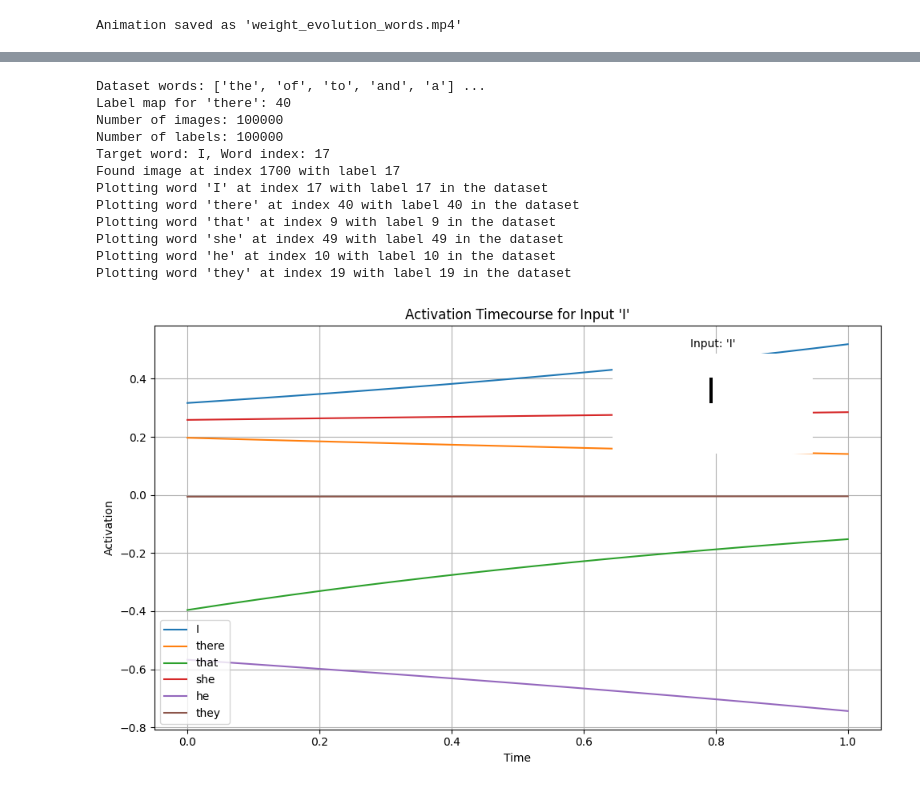
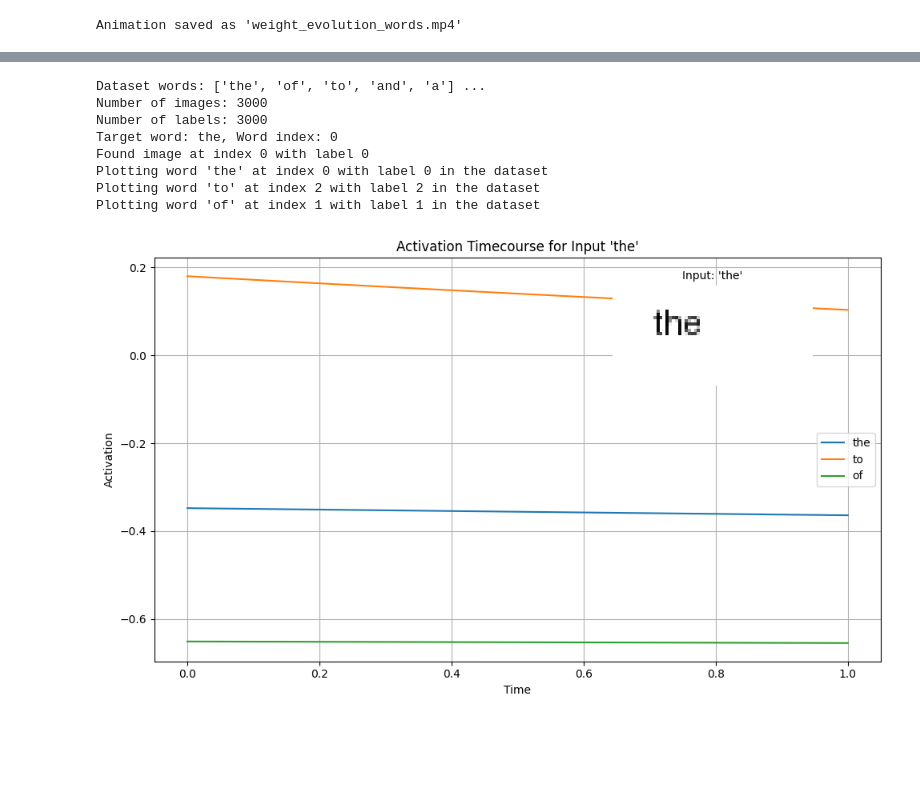
Before and after one commit to THANNAGA/generalized_Lotka_Volterra_Interactive_Activation, a Jupyter notebook: gLIA_words2.ipynb, the cells around one changed output, grey strips where cells are left out. Drawn from its saved outputs; the diff is of its cells as text; code cells hidden in the pictures; blank space fills up the shorter version.

```diff
--- a/gLIA_words2.ipynb
+++ b/gLIA_words2.ipynb
@@ -45,14 +45,16 @@ class Args:
     tol = 1e-3
     adjoint = False
     downsampling_method = 'conv'
-    nepochs = 10
+    nepochs = 20
     data_aug = False
-    lr = 0.00001
-    batch_size = 25
+    num_words = 30
+    lr = 0.00005 if num_words >100 else 0.0001 #lr = 0.00001 if num_words >100 else 0.0001 #for generic
+    batch_size = 50
     test_batch_size = 25
     save = './experiment_synth'
     debug = False
     gpu = 0
+    go_neg_def = True
 
 args = Args()
 
@@ -263,7 +224,7 @@ class TinySynthWordDataset(Dataset):
         return img, label
 # %%
 # Dataset and DataLoader
-num_words = 1000
+num_words = args.num_words
 exemplars_per_word = 100
 transform = transforms.Compose([
     transforms.Lambda(lambda x: x.repeat(3, 1, 1)),
@@ -437,8 +463,9 @@ elif args.downsampling_method == 'res':
     ]
 
 feature_layers = [ResBlock(64, 64) for _ in range(1)]
-ode_func = SimpleODEFunc(hidden_dim).to(device)  # Input and output: 64 + 5 = 69
-#ode_func = gLVODEFunc(64 + num_words).to(device)  # Input and output: 64 + 5 = 69
+ode_func = gLIAsymFunc(hidden_dim).to(device)  # Input and output: 64 + 5 = 69
+#ode_func = gLIAFunc(hidden_dim).to(device)  # Input and output: 64 + 5 = 69
+#ode_func = IAFunc(hidden_dim).to(device)  # Input and output: 64 + 5 = 69
 model = MyODENetwork(downsampling_layers, feature_layers, ode_func, num_words).to(device)
 print(f"Number of parameters: {sum(p.numel() for p in model.parameters())}")
 # %% [output]
@@ -688,12 +758,12 @@ model.eval()
 
 # Debug dataset
 print("Dataset words:", dataset.words[:5], "...")  # Should start with ["the", "of", "to", ...]
-print("Label map for 'there':", dataset.label_map["there"])  # Should be 40
+#print("Label map for 'there':", dataset.label_map["there"])  # Should be 40
 print("Number of images:", len(dataset.images))
 print("Number of labels:", len(dataset.labels))
 
 # Prepare input for target word "to"
-target_word = "I"
+target_word = "the"
 word_index = dataset.words.index(target_word)
 print(f"Target word: {target_word}, Word index: {word_index}")
 
@@ -721,47 +791,43 @@ activations = trajectory[:, 0, :].cpu().numpy()  # (20, num_words)
 time_points = integration_time.cpu().numpy()  # (20,)
 
 # Select word output units of interest
-words_of_interest = [target_word] + ["there", "that", "she", "he", "they"]
+words_of_interest = [target_word] + ["to", "of"]
 indices_of_interest = [dataset.words.index(word) for word in words_of_interest]
 
 # Create plot with inset
 fig = plt.figure(figsize=(10, 6))
 ax_main = fig.add_subplot(111)
 
 # Plot activation timecourse
 for i, (word, windex) in enumerate(zip(words_of_interest, indices_of_interest)):
     print(f"Plotting word '{word}' at index {windex} with label {dataset.label_map[word]} in the dataset")
     ax_main.plot(time_points, activations[:, windex], label=word, linewidth=1.5)
 ax_main.set_xlabel("Time")
 ax_main.set_ylabel("Activation")
 ax_main.set_title(f"Activation Timecourse for Input '{target_word}'")
 ax_main.legend()
 ax_main.grid(True)
 
 # Inset for input_tensor
 ax_inset = fig.add_axes([0.65, 0.65, 0.25, 0.25])  # Top-right
 input_img = input_tensor[0, 0].cpu().numpy()  # (64, 32), grayscale
 ax_inset.imshow(input_img, cmap='gray')
 ax_inset.axis('off')
 ax_inset.set_title(f"Input: '{target_word}'", fontsize=10)
 
 plt.tight_layout()
 plt.show()
 
 # Debug final activations
 #print("Final activations:", activations[-1, :])
 #print("Softmax probabilities:", np.exp(activations[-1, :]) / np.sum(np.exp(activations[-1, :])))
 # %% [output]
 Dataset words: ['the', 'of', 'to', 'and', 'a'] ...
-Label map for 'there': 40
-Number of images: 100000
-Number of labels: 100000
-Target word: I, Word index: 17
-Found image at index 1700 with label 17
-Plotting word 'I' at index 17 with label 17 in the dataset
-Plotting word 'there' at index 40 with label 40 in the dataset
-Plotting word 'that' at index 9 with label 9 in the dataset
-Plotting word 'she' at index 49 with label 49 in the dataset
-Plotting word 'he' at index 10 with label 10 in the dataset
-Plotting word 'they' at index 19 with label 19 in the dataset
+Number of images: 3000
+Number of labels: 3000
+Target word: the, Word index: 0
+Found image at index 0 with label 0
+Plotting word 'the' at index 0 with label 0 in the dataset
+Plotting word 'to' at index 2 with label 2 in the dataset
+Plotting word 'of' at index 1 with label 1 in the dataset
-[figure, old version]
+[figure, new version]
```
Also changed, not shown: parts of 14 cells of this notebook.
